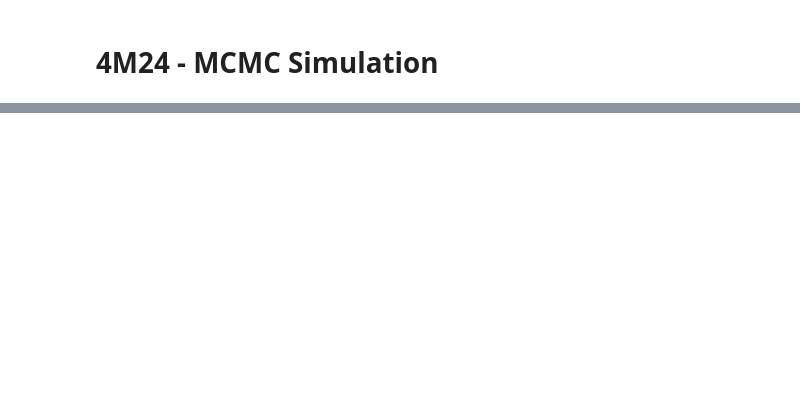
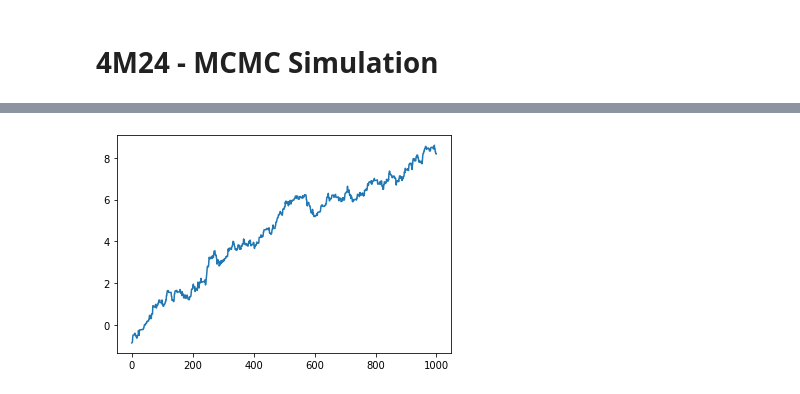
Before and after one commit to LozzaTray/4M24, a Jupyter notebook: code/simulation.ipynb, the cells around one changed output, grey strips where cells are left out. Saved outputs shown, nothing was run; the diff lists cells and outputs as text; code cells hidden in the pictures; blank space fills up the shorter version.

```diff
--- a/code/simulation.ipynb
+++ b/code/simulation.ipynb
@@ -37,0 +50,8 @@ v = G @ u + np.random.randn(M)
+# %%
+### Set MCMC parameters
+n = 1000
+beta = 0.2
+
+### Sample from prior for MCMC initialisation
+z = np.random.randn(N)
+u0 = Cc @ z
@@ -37,0 +65,5 @@ v = G @ u + np.random.randn(M)
+# %%
+plt.plot(np.mean(grw_X, axis=1))
+plt.show()
+# %% [output]
+[figure, added]
```
Also changed, not shown: parts of 18 cells of this notebook, 5 other files.
